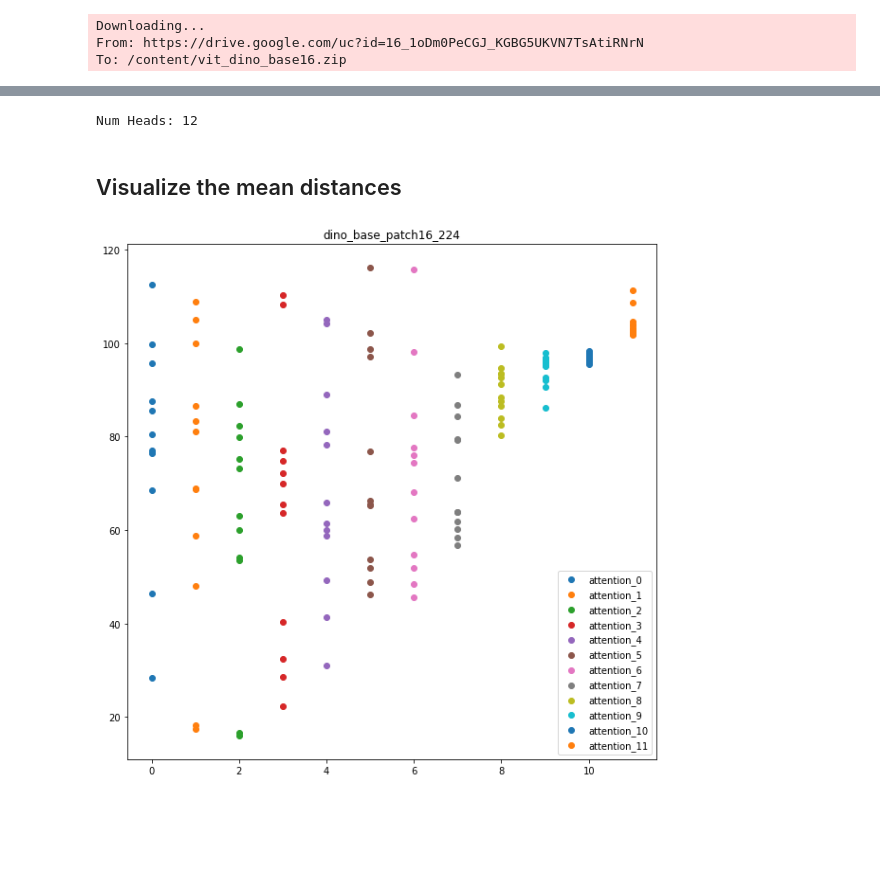
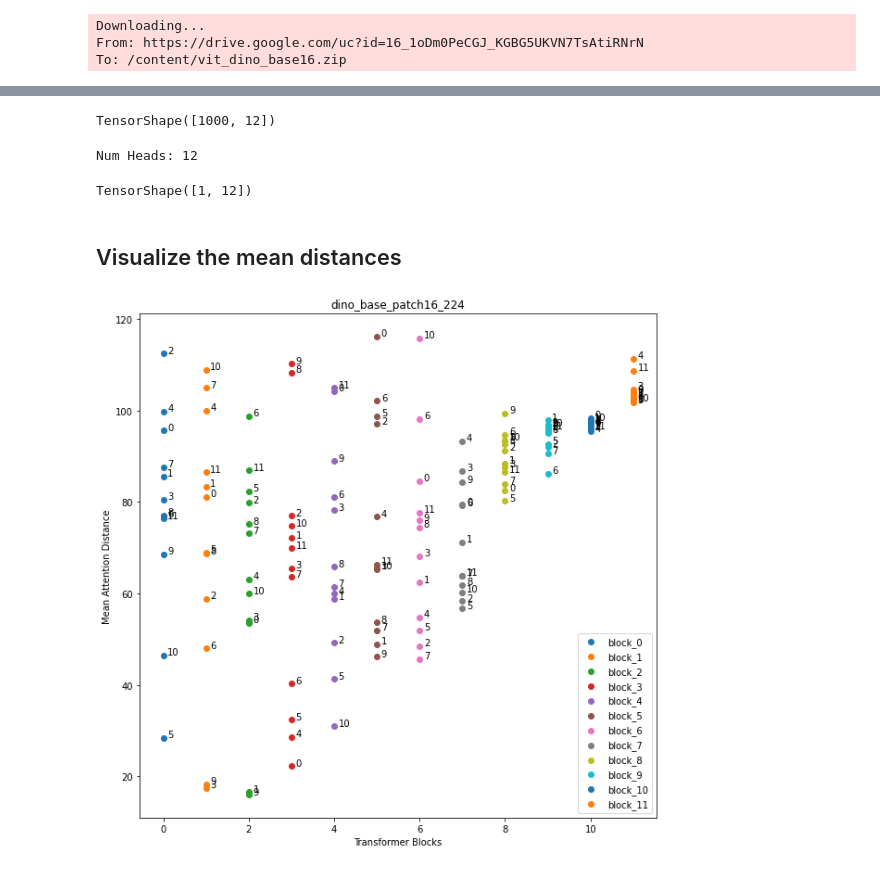
Before and after one commit to sayakpaul/probing-vits, a Jupyter notebook: notebooks/probing1000.ipynb, the cells around one changed output, grey strips where cells are left out. Saved outputs shown, nothing was run; the diff lists cells and outputs as text; code cells hidden in the pictures; blank space fills up the shorter version.

Commit message:
chore: review feedback on legends

```diff
--- a/notebooks/probing1000.ipynb
+++ b/notebooks/probing1000.ipynb
@@ -214,6 +214,10 @@ for idx, image in tqdm(enumerate(image_ds)):
                 [mean_distance, mean_distances[f"{name}_mean_dist"]],
                 axis=0
             )
+# %%
+mean_distances["transformer_block_0_att_mean_dist"].shape
+# %% [output]
+TensorShape([1000, 12])
 # %%
 # Get the number of heads from the mean distance output
 num_heads = tf.shape(mean_distances["transformer_block_0_att_mean_dist"])[-1].numpy()
@@ -225,19 +229,32 @@ Num Heads: 12
 # %%
 for key, value in mean_distances.items():
     mean_distances[key] = tf.reduce_mean(value, axis=0, keepdims=True)
+# %%
+mean_distances["transformer_block_0_att_mean_dist"].shape
+# %% [output]
+TensorShape([1, 12])
 # %% [markdown]
 ## Visualize the mean distances
 # %%
 plt.figure(figsize=(10, 10))
 
+first = list()
+last = list()
+
 for idx in range(len(mean_distances)):
     mean_distance = mean_distances[f"transformer_block_{idx}_att_mean_dist"]
+
     x = [idx] * num_heads
     y = mean_distance[0, :]
-    plt.scatter(x=x, y=y, label=f"attention_{idx}")
 
+    plt.scatter(x=x, y=y, label=f"block_{idx}")
+    for i, txt in enumerate(range(num_heads)):
+        plt.annotate(txt, (x[i]+0.1, y[i]+0.1))
+
+plt.xlabel("Transformer Blocks")
+plt.ylabel("Mean Attention Distance")
 plt.legend(loc="lower right")
 plt.title(model_name)
 plt.show()
 # %% [output]
-[figure, old version]
+[figure, new version]
```
Also changed, not shown: parts of 2 cells of this notebook.
